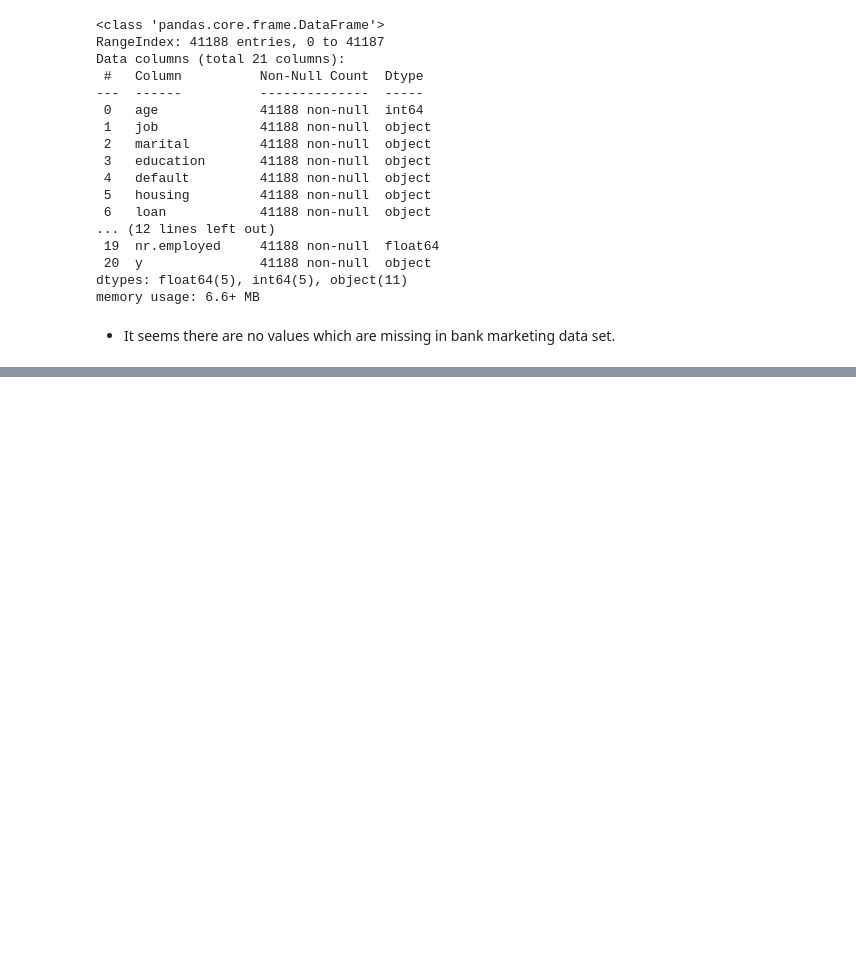
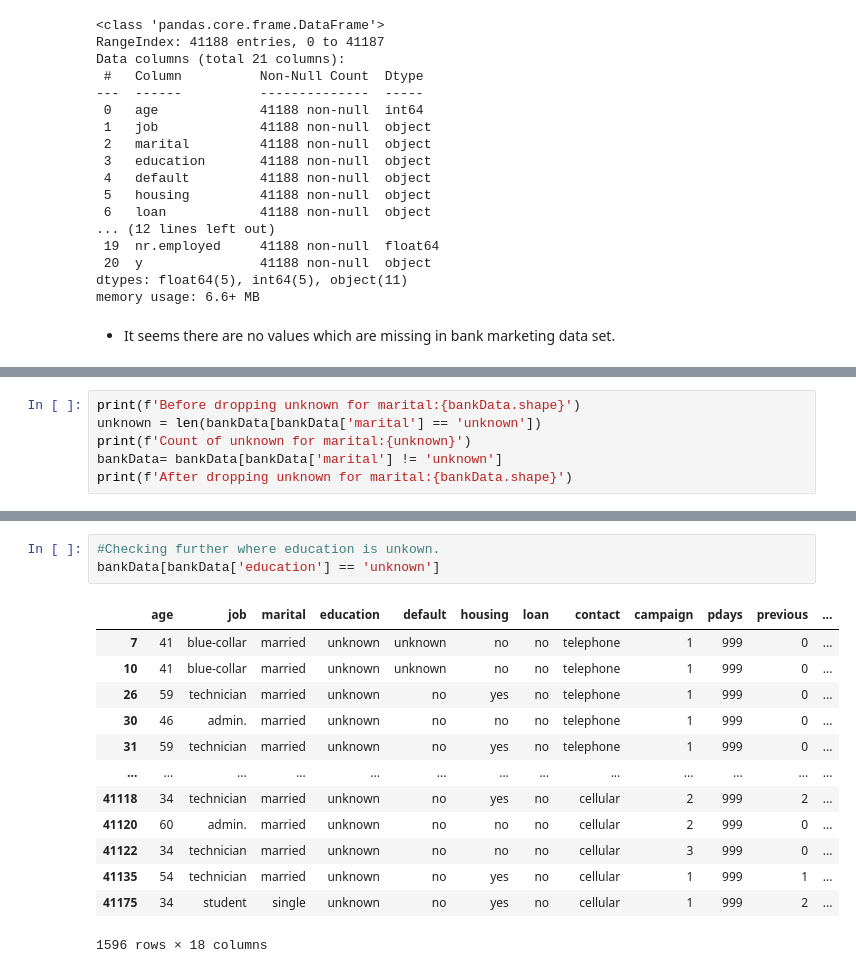
Before and after one commit to Harshobhit/Machine-Learning-Models-Pracitice, a Jupyter notebook: logistic-regression-on-bank-marketing-data.ipynb, the cells around one changed output, grey strips where cells are left out. Cells and saved outputs as stored; diff of their text form; blank space fills up the shorter version.

```diff
--- a/logistic-regression-on-bank-marketing-data.ipynb
+++ b/logistic-regression-on-bank-marketing-data.ipynb
@@ -111,0 +265,6 @@ plt.show()
+# %%
+print(f'Before dropping unknown for marital:{bankData.shape}')
+unknown = len(bankData[bankData['marital'] == 'unknown'])
+print(f'Count of unknown for marital:{unknown}')
+bankData= bankData[bankData['marital'] != 'unknown']
+print(f'After dropping unknown for marital:{bankData.shape}')
@@ -111,0 +288,17 @@ plt.show()
+# %%
+#Checking further where education is unkown.
+bankData[bankData['education'] == 'unknown']
+# %% [output]
+|  | age | job | marital | education | default | housing | loan | contact | campaign | pdays | previous | ... |
+| 7 | 41 | blue-collar | married | unknown | unknown | no | no | telephone | 1 | 999 | 0 | ... |
+| 10 | 41 | blue-collar | married | unknown | unknown | no | no | telephone | 1 | 999 | 0 | ... |
+| 26 | 59 | technician | married | unknown | no | yes | no | telephone | 1 | 999 | 0 | ... |
+| 30 | 46 | admin. | married | unknown | no | no | no | telephone | 1 | 999 | 0 | ... |
+| 31 | 59 | technician | married | unknown | no | yes | no | telephone | 1 | 999 | 0 | ... |
+| ... | ... | ... | ... | ... | ... | ... | ... | ... | ... | ... | ... | ... |
+| 41118 | 34 | technician | married | unknown | no | yes | no | cellular | 2 | 999 | 2 | ... |
+| 41120 | 60 | admin. | married | unknown | no | no | no | cellular | 2 | 999 | 0 | ... |
+| 41122 | 34 | technician | married | unknown | no | no | no | cellular | 3 | 999 | 0 | ... |
+| 41135 | 54 | technician | married | unknown | no | yes | no | cellular | 1 | 999 | 1 | ... |
+| 41175 | 34 | student | single | unknown | no | yes | no | cellular | 1 | 999 | 2 | ... |
+1596 rows × 18 columns
```
Also changed, not shown: parts of 52 cells of this notebook.
